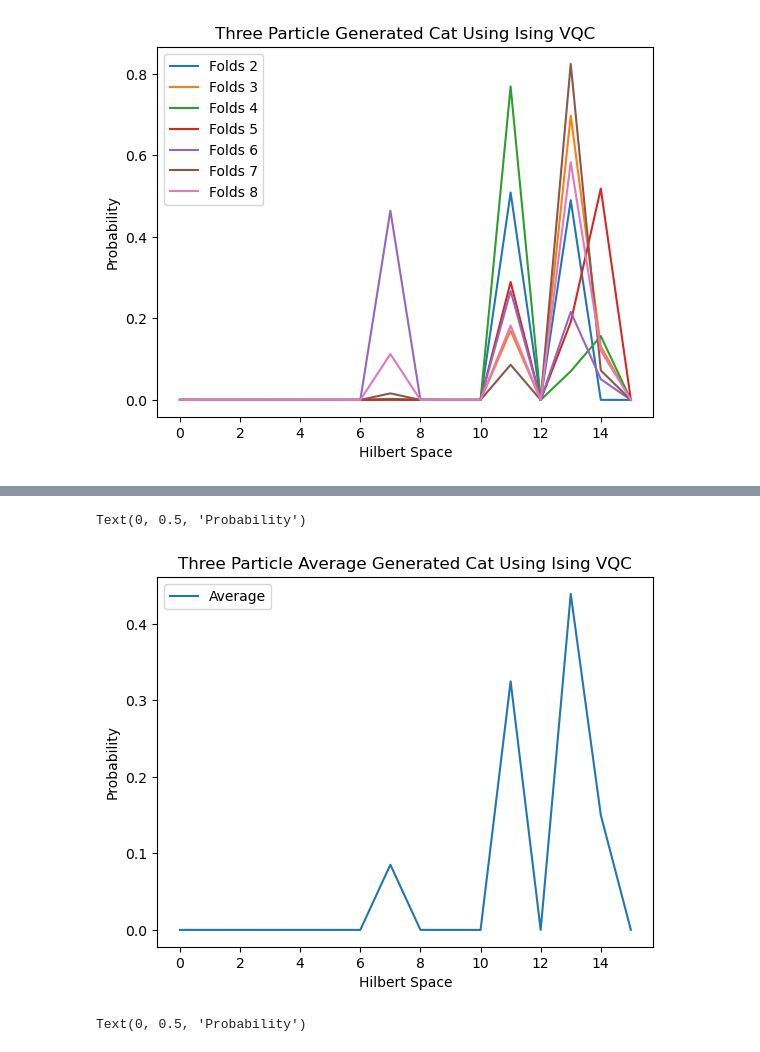
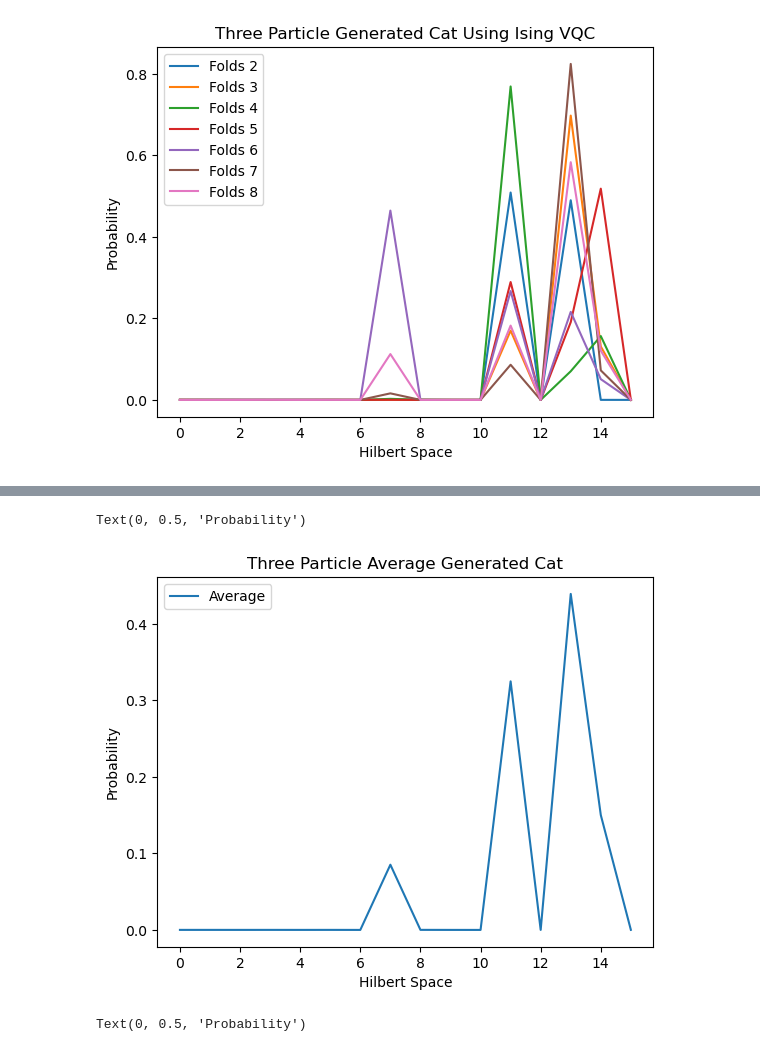
Before and after one commit to Ak-ash22/qcbm_hiwi, a Jupyter notebook: qcbm_project/cat_anticat/avg_vqc_work.ipynb, the cells around one changed output, grey strips where cells are left out. Saved outputs shown, nothing was run; the diff lists cells and outputs as text; code cells hidden in the pictures.

```diff
--- a/qcbm_project/cat_anticat/avg_vqc_work.ipynb
+++ b/qcbm_project/cat_anticat/avg_vqc_work.ipynb
@@ -42,14 +42,14 @@ plt.show()
 # %%
 generated_cats = np.array(generated_cat)
 average_generated_cat = np.mean(generated_cats,axis=0)
 plt.plot(x,average_generated_cat,label='Average')
 plt.legend()
-plt.title('Three Particle Average Generated Cat Using Ising VQC')
+plt.title('Three Particle Average Generated Cat')
 plt.xlabel('Hilbert Space')
 plt.ylabel('Probability')
 # %% [output]
 Text(0, 0.5, 'Probability')
-[figure, old version]
+[figure, new version]
 # %%
 full_entanglement_generated_cats = np.array(full_entanglement_generated_cat)
 average_generated_cat = np.mean(full_entanglement_generated_cats,axis=0)
```
Also changed, not shown: parts of 11 cells of this notebook, 3 other files.
